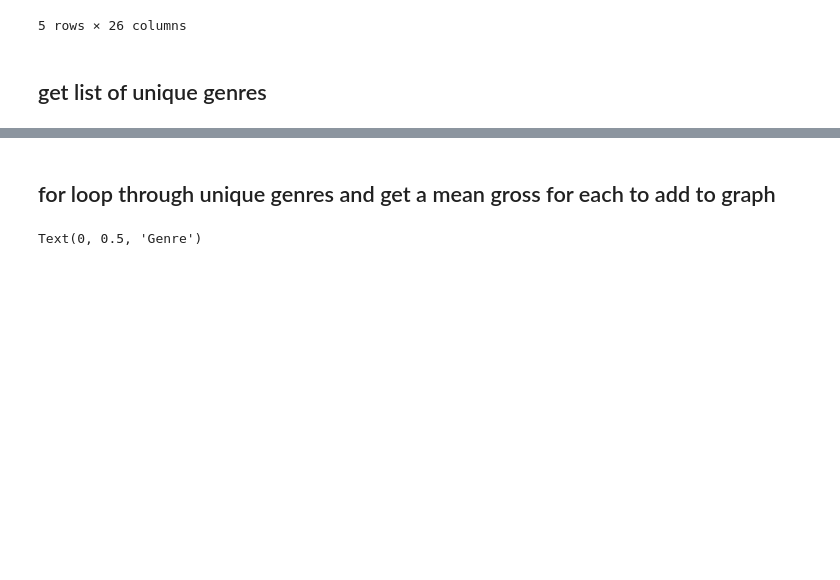
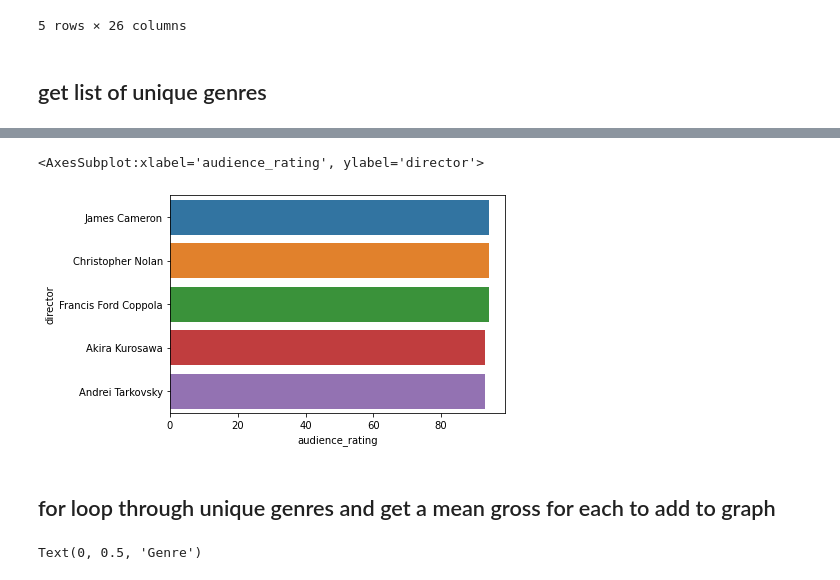
Before and after one commit to kjkahalley/optimal-film-analysis, a Jupyter notebook: bom_and_rt_genres.ipynb, the cells around one changed output, grey strips where cells are left out. Drawn from its saved outputs; the diff is of its cells as text; code cells hidden in the pictures; blank space fills up the shorter version.

```diff
--- a/bom_and_rt_genres.ipynb
+++ b/bom_and_rt_genres.ipynb
@@ -103,0 +189,6 @@ test[]
+# %%
+rating_director_dict = {"director": list(unique_directors), "audience_rating": audience_rating_by_director}
+# %%
+rating_director_df = pd.DataFrame(rating_director_dict)
+# %%
+rating_director_df.sort_values("audience_rating", inplace=True, ascending = False)
@@ -104,3 +209,8 @@ test[]
+# %%
+sb.barplot(top_directors_by_rating["audience_rating"], top_directors_by_rating["director"], orient = 'h')
+# %% [output]
+<AxesSubplot:xlabel='audience_rating', ylabel='director'>
+[figure, added]
 # %%
 #turn string values within foreign gross column into na and drop them
 not_list_format["foreign_gross"] = not_list_format["foreign_gross"].apply(lambda x: pd.to_numeric(x, errors='coerce')).dropna()
```
Also changed, not shown: parts of 32 cells of this notebook, 2 other files.
